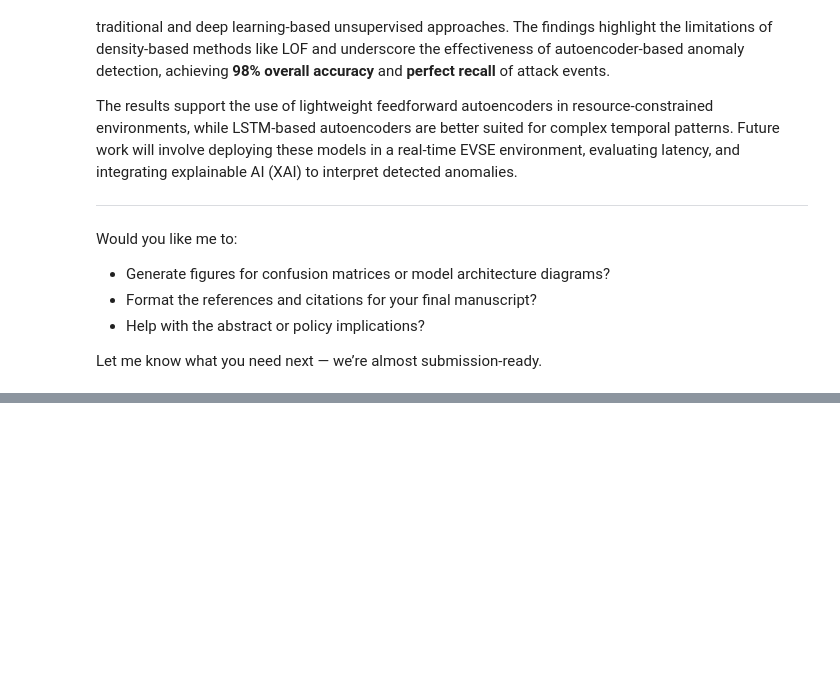
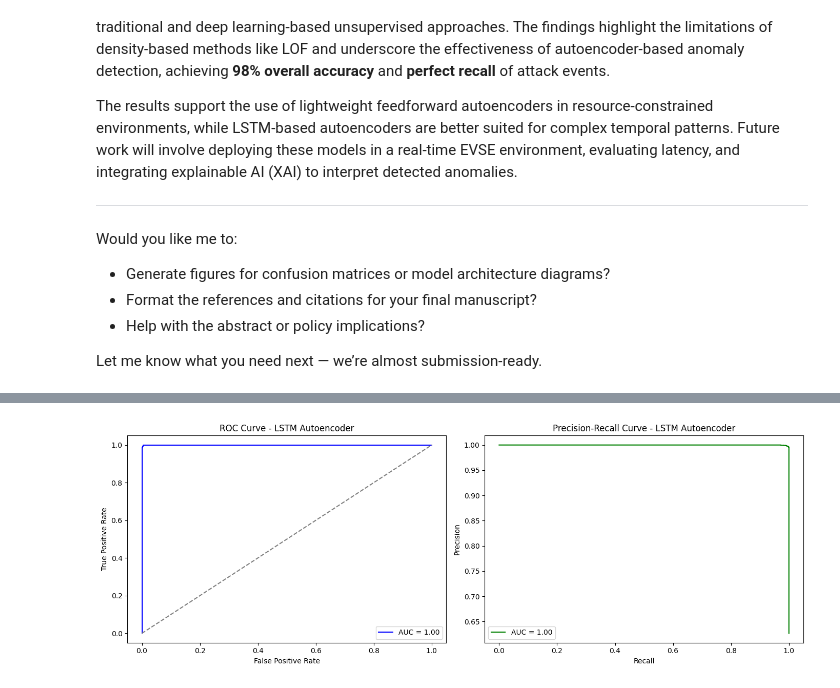
Before and after one commit to imtufail/EVS-Project, a Jupyter notebook: Anomaly_Detection.ipynb, the cells around one changed output, grey strips where cells are left out. Cells and saved outputs as stored; diff of their text form; code cells hidden in the pictures; blank space fills up the shorter version.

```diff
--- a/Anomaly_Detection.ipynb
+++ b/Anomaly_Detection.ipynb
@@ -780,0 +847,43 @@ Let me know what you need next — we’re almost submission-ready.
+# %%
+from sklearn.metrics import roc_curve, precision_recall_curve, auc
+import matplotlib.pyplot as plt
+
+# ✅ These must be defined from your LSTM Autoencoder run
+# y_test = original labels
+# mse = reconstruction error from autoencoder
+# threshold = 95th percentile from training set
+
+# Step 1: Recreate True Labels (attack = 1, normal = 0)
+y_true_lstm = (y_test == 0).astype(int)
+
+# Step 2: Compute ROC and PR
+fpr_lstm, tpr_lstm, _ = roc_curve(y_true_lstm, mse)
+roc_auc_lstm = auc(fpr_lstm, tpr_lstm)
+
+precision_lstm, recall_lstm, _ = precision_recall_curve(y_true_lstm, mse)
+pr_auc_lstm = auc(recall_lstm, precision_lstm)
+
+# Step 3: Plot
+plt.figure(figsize=(14, 5))
+
+# ROC Curve
+plt.subplot(1, 2, 1)
+plt.plot(fpr_lstm, tpr_lstm, label=f'AUC = {roc_auc_lstm:.2f}', color='blue')
+plt.plot([0, 1], [0, 1], linestyle='--', color='gray')
+plt.xlabel('False Positive Rate')
+plt.ylabel('True Positive Rate')
+plt.title('ROC Curve - LSTM Autoencoder')
+plt.legend()
+
+# Precision-Recall Curve
+plt.subplot(1, 2, 2)
+plt.plot(recall_lstm, precision_lstm, label=f'AUC = {pr_auc_lstm:.2f}', color='green')
+plt.xlabel('Recall')
+plt.ylabel('Precision')
+plt.title('Precision-Recall Curve - LSTM Autoencoder')
+plt.legend()
+
+plt.tight_layout()
+plt.show()
+# %% [output]
+[figure, added]
```
Also changed, not shown: parts of 32 cells of this notebook.
